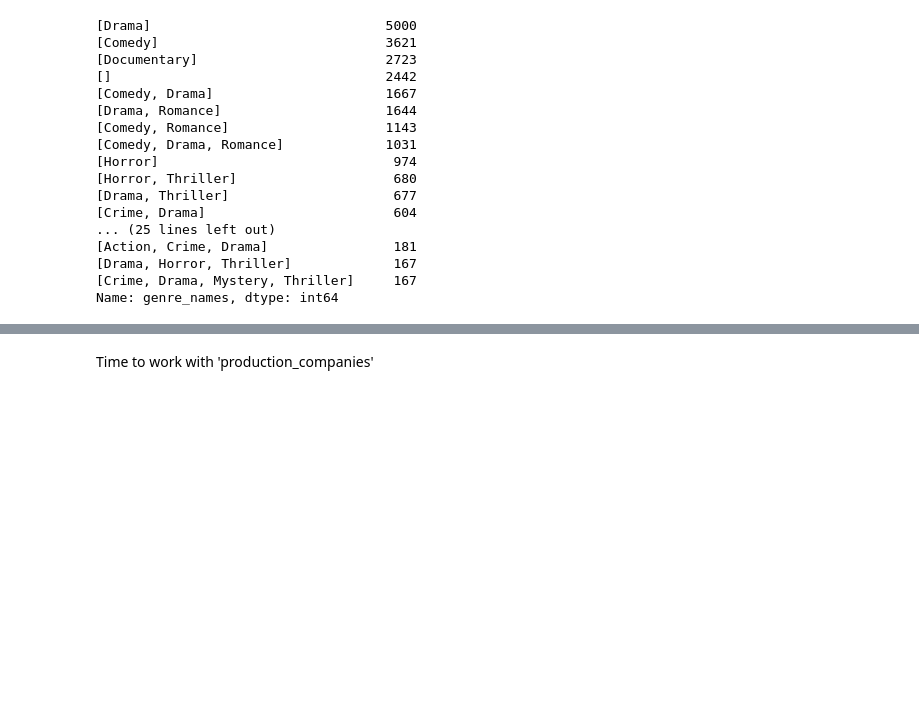
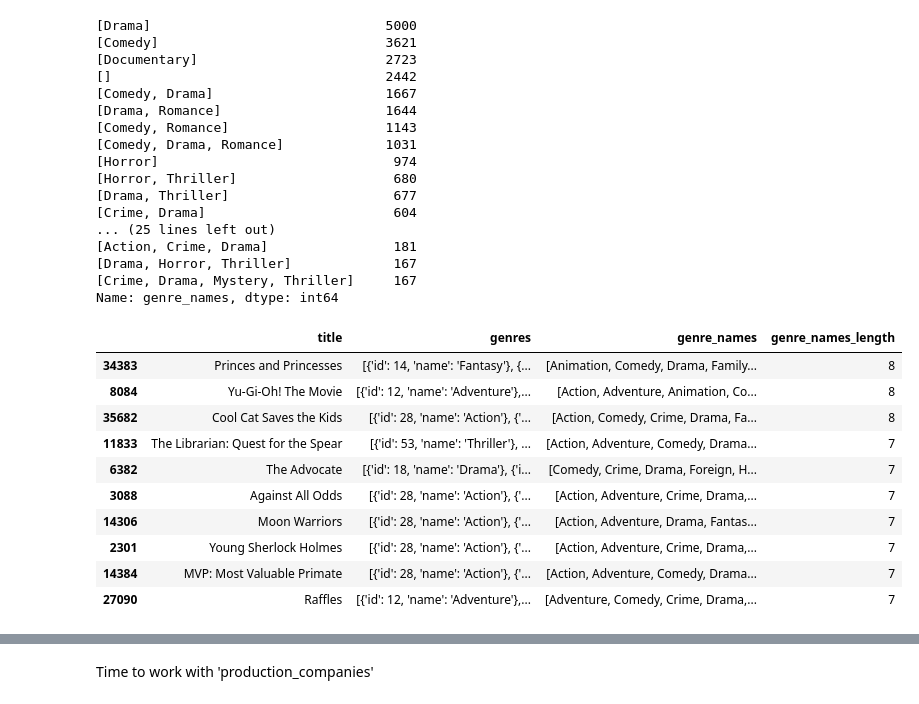
Before and after one commit to SanAntonik/MRS, a Jupyter notebook: analyze.ipynb, the cells around one changed output, grey strips where cells are left out. Drawn from its saved outputs; the diff is of its cells as text; code cells hidden in the pictures; blank space fills up the shorter version.

Commit message:
Find movies with the most number of genres. Also, list all movie genres of the dataset

```diff
--- a/analyze.ipynb
+++ b/analyze.ipynb
@@ -285,3 +285,23 @@ df["genre_names"].value_counts().head(40)
 [Drama, Horror, Thriller]             167
 [Crime, Drama, Mystery, Thriller]     167
 Name: genre_names, dtype: int64
+# %%
+# Sort the DataFrame by the length of the genre_names lists in descending order
+df_sorted = df[df['genre_names'].apply(lambda x: len(x) > 0)].copy()  # Remove empty lists
+df_sorted['genre_names_length'] = df_sorted['genre_names'].apply(len)
+df_sorted = df_sorted.sort_values(by='genre_names_length', ascending=False)
+
+# Display the DataFrame with the longest genre_names lists first
+df_sorted[["title", "genres", "genre_names", "genre_names_length"]].head(10)
+# %% [output]
+|  | title | genres | genre_names | genre_names_length |
+| 34383 | Princes and Princesses | [{'id': 14, 'name': 'Fantasy'}, {... | [Animation, Comedy, Drama, Family... | 8 |
+| 8084 | Yu-Gi-Oh! The Movie | [{'id': 12, 'name': 'Adventure'},... | [Action, Adventure, Animation, Co... | 8 |
+| 35682 | Cool Cat Saves the Kids | [{'id': 28, 'name': 'Action'}, {'... | [Action, Comedy, Crime, Drama, Fa... | 8 |
+| 11833 | The Librarian: Quest for the Spear | [{'id': 53, 'name': 'Thriller'}, ... | [Action, Adventure, Comedy, Drama... | 7 |
+| 6382 | The Advocate | [{'id': 18, 'name': 'Drama'}, {'i... | [Comedy, Crime, Drama, Foreign, H... | 7 |
+| 3088 | Against All Odds | [{'id': 28, 'name': 'Action'}, {'... | [Action, Adventure, Crime, Drama,... | 7 |
+| 14306 | Moon Warriors | [{'id': 28, 'name': 'Action'}, {'... | [Action, Adventure, Drama, Fantas... | 7 |
+| 2301 | Young Sherlock Holmes | [{'id': 28, 'name': 'Action'}, {'... | [Action, Adventure, Crime, Drama,... | 7 |
+| 14384 | MVP: Most Valuable Primate | [{'id': 28, 'name': 'Action'}, {'... | [Action, Adventure, Comedy, Drama... | 7 |
+| 27090 | Raffles | [{'id': 12, 'name': 'Adventure'},... | [Adventure, Comedy, Crime, Drama,... | 7 |
```
Also changed, not shown: parts of 2 cells of this notebook.
